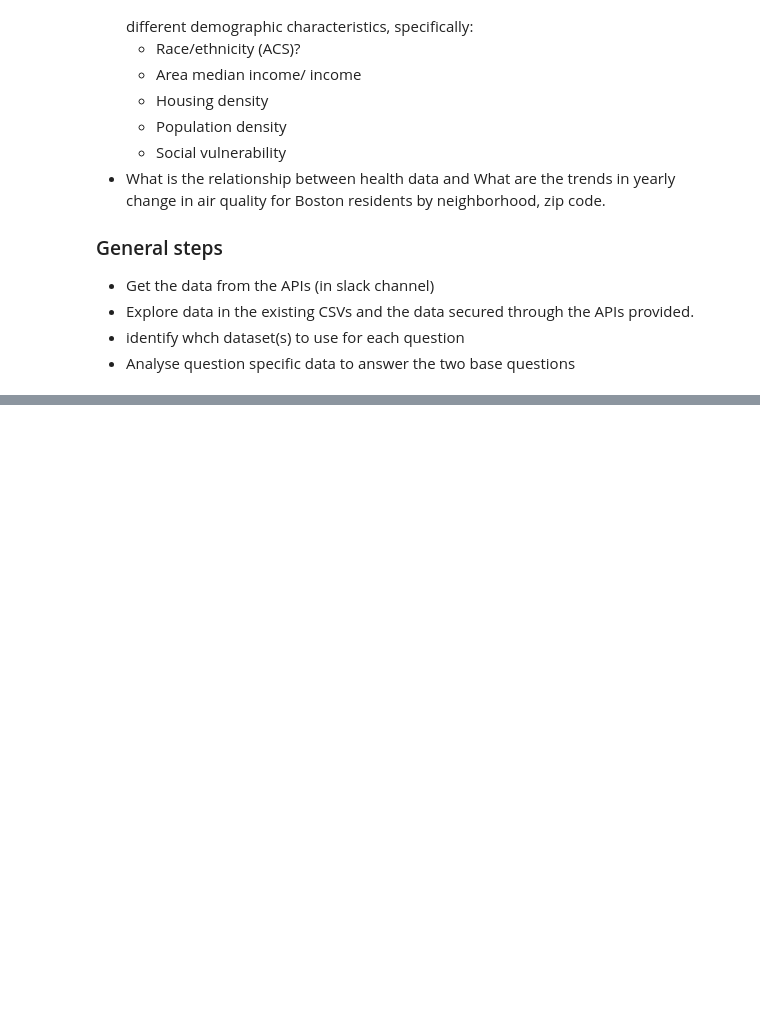
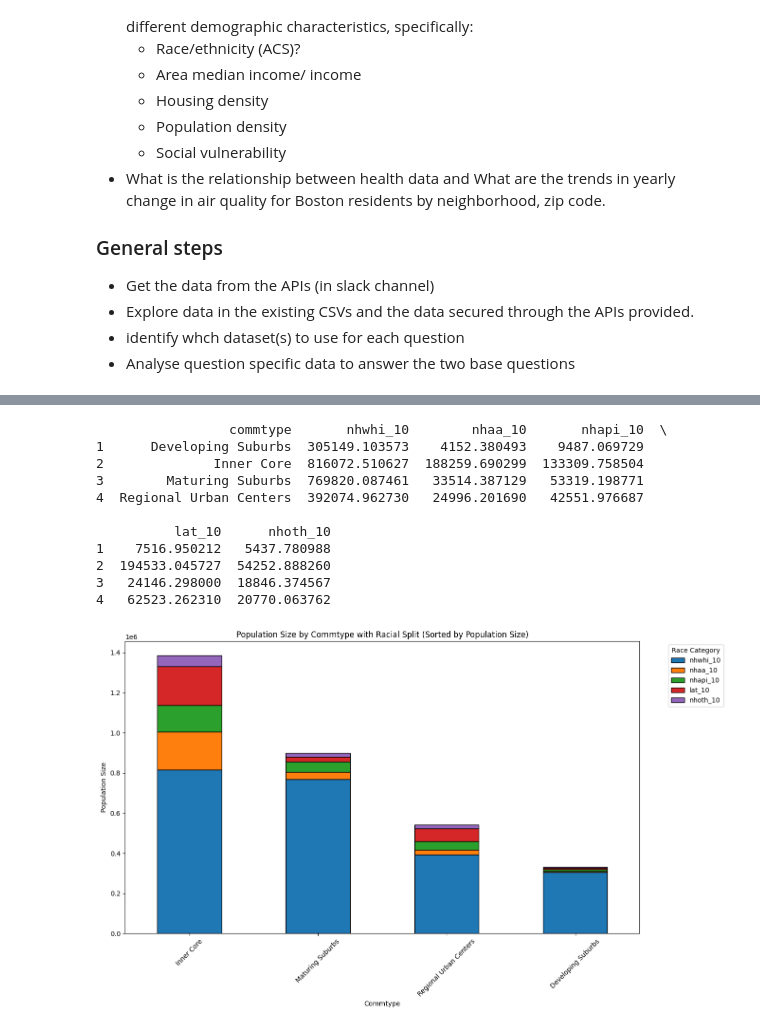
Before and after one commit to BU-Spark/ds-boston-transit-air-quality, a Jupyter notebook: fa23-team-a/code/test.ipynb, the cells around one changed output, grey strips where cells are left out. Drawn from its saved outputs; the diff is of its cells as text; code cells hidden in the pictures; blank space fills up the shorter version.

```diff
--- a/fa23-team-a/code/test.ipynb
+++ b/fa23-team-a/code/test.ipynb
@@ -65,0 +62,38 @@ print(climate_grouped.loc[climate_grouped["Name"] == "Roxbury"])
+# %%
+# Load the data
+ppi = pd.read_csv('../data/csv_files/pollution_proximity_intensity.csv')
+
+# Select the relevant columns for population and race
+race_columns = ['nhwhi_10', 'nhaa_10', 'nhapi_10', 'lat_10', 'nhoth_10']
+pop_columns = ['commtype'] + race_columns
+ppi_pop = ppi[pop_columns]
+
+# Sum the population within each race category for each commtype
+pop_by_race = ppi_pop.groupby('commtype').sum().reset_index()
+pop_by_race = pop_by_race.drop(0)
+print(pop_by_race)
+# Sort the DataFrame by total population size in descending order
+pop_by_race = pop_by_race.sort_values(by=race_columns, ascending=False)
+
+# Set the 'commtype' as the x-axis and plot a stacked bar chart for population by race
+ax = pop_by_race.set_index('commtype')[race_columns].plot(kind='bar', stacked=True, figsize=(14, 8),
+                                                         edgecolor='black')  # Add edgecolor attribute
+plt.xticks(rotation=45, fontsize=10)
+plt.xlabel("Commtype")
+plt.ylabel("Population Size")
+plt.title("Population Size by Commtype with Racial Split (Sorted by Population Size)")
+plt.legend(title='Race Category', bbox_to_anchor=(1.05, 1), loc='upper left')
+plt.show()
+# %% [output]
+                 commtype       nhwhi_10        nhaa_10       nhapi_10  \
+1      Developing Suburbs  305149.103573    4152.380493    9487.069729
+2              Inner Core  816072.510627  188259.690299  133309.758504
+3        Maturing Suburbs  769820.087461   33514.387129   53319.198771
+4  Regional Urban Centers  392074.962730   24996.201690   42551.976687
+
+          lat_10      nhoth_10
+1    7516.950212   5437.780988
+2  194533.045727  54252.888260
+3   24146.298000  18846.374567
+4   62523.262310  20770.063762
+[figure, added]
```
Also changed, not shown: parts of 4 cells of this notebook.
